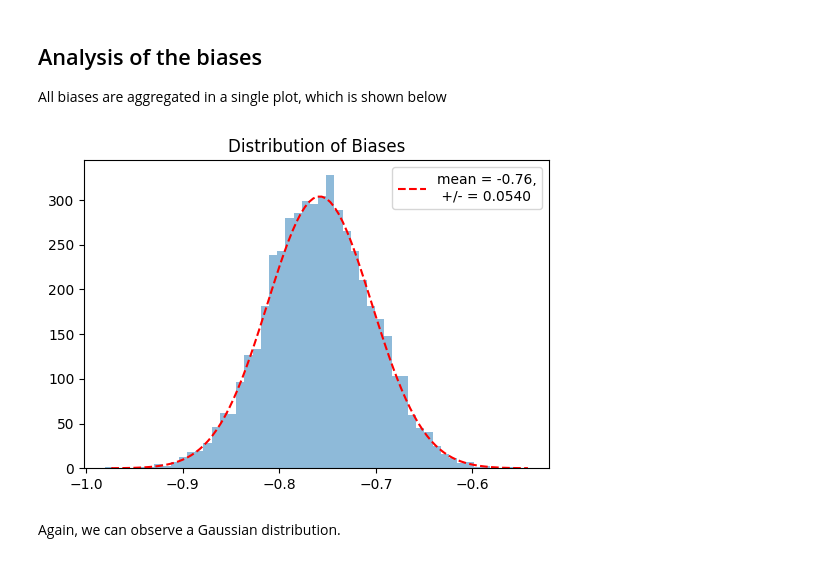
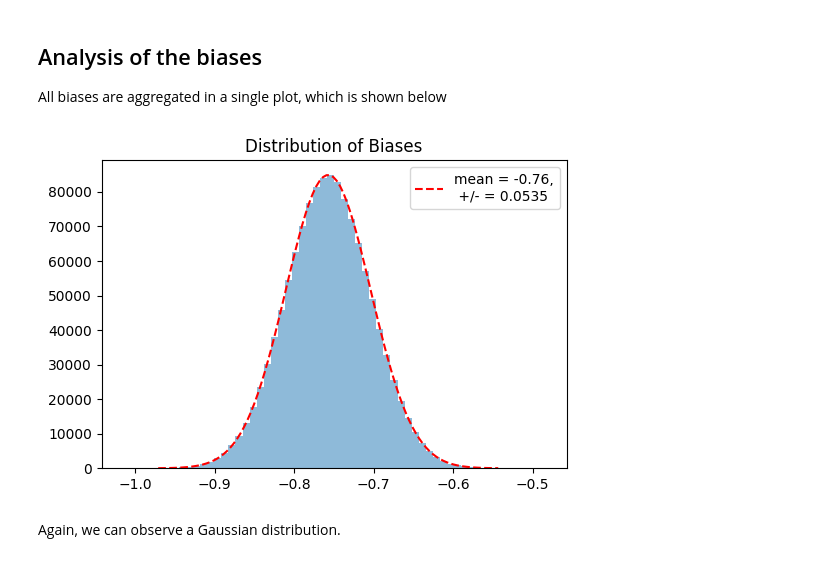
Before and after one commit to Ferraah/ForecastersEnsemble, a Jupyter notebook: stats.ipynb, the cells around one changed output. Saved outputs shown, nothing was run; the diff lists cells and outputs as text; code cells hidden in the pictures.

```diff
--- a/stats.ipynb
+++ b/stats.ipynb
@@ -55,31 +74,31 @@ All biases are aggregated in a single plot, which is shown below
 # %%
 import pandas as pd
 import numpy as np
 import matplotlib.pyplot as plt
 
-df = pd.read_csv('biases.csv')
+df = pd.read_csv('preds/biases.csv')
 # Create a figure with a single subplot
 fig, ax = plt.subplots(1, 1, figsize=(6, 4))
 # Plot the data
-hist_values, bin_edges, _ = ax.hist(df.iloc[:, 1], bins=50, alpha=0.5)
+hist_values, bin_edges, _ = ax.hist(df.iloc[:, 1], bins=60, alpha=0.5)
 ax.set_title("Distribution of Biases")
 # Superimpose a gaussian distribution with the same mean and standard deviation
 mean = df.iloc[:, 1].mean()
 std = df.iloc[:, 1].std()
 x = np.linspace(mean - 4*std, mean + 4*std, 100)
 y = 1/(std * np.sqrt(2 * np.pi)) * np.exp(-0.5 * (x - mean)**2 / std**2)
 # Rescale the gaussian so that it fits the histogram distribution. This means, set the maximum of the gaussian to the maximum value of the histogram
 bin_width = bin_edges[1] - bin_edges[0]
 mean_bin_index = np.digitize(mean, bin_edges) - 1  # Get the bin containing the mean
 mean_bin_height = hist_values[mean_bin_index]
 y_rescaled = y * mean_bin_height / (1/(std * np.sqrt(2 * np.pi)))
 ax.plot(x, y_rescaled, 'r--', label='mean = {:.2f},\n +/- = {:.4f}'.format(mean, std))
 ax.legend(loc='upper right')
 
 
 plt.show()
 # %% [output]
-[figure, old version]
+[figure, new version]
 # %% [markdown]
 Again, we can observe a Gaussian distribution.
 # %% [markdown]
```
Also changed, not shown: parts of 15 cells of this notebook.
